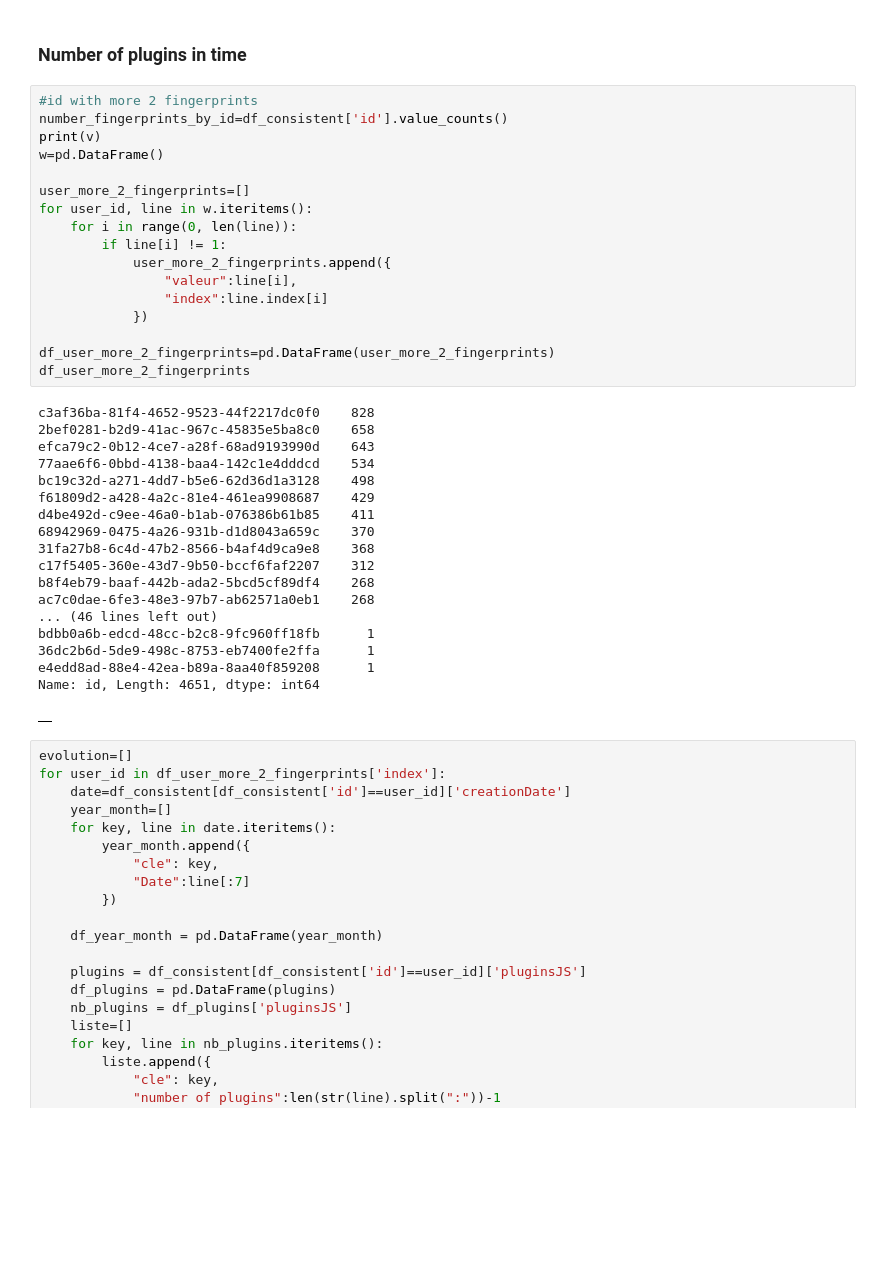
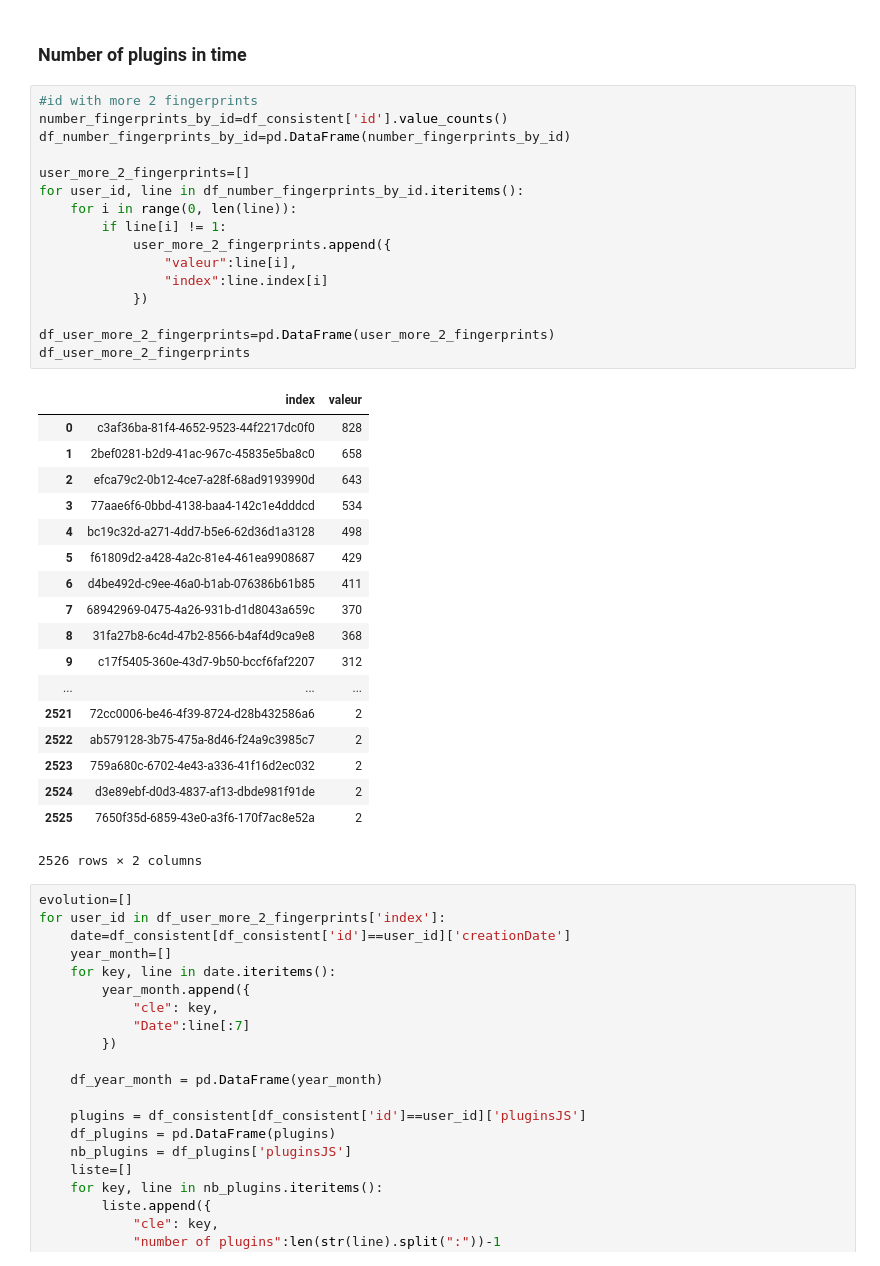
Before and after one commit to mGosset/BrowserFingerprint, a Jupyter notebook: notebooks/exploratory/analyse_empreintes.ipynb, the cells around one changed output. Drawn from its saved outputs; the diff is of its cells as text; blank space fills up the shorter version.

```diff
--- a/notebooks/exploratory/analyse_empreintes.ipynb
+++ b/notebooks/exploratory/analyse_empreintes.ipynb
@@ -577,39 +577,38 @@ df_consistent[df_consistent['id']== "d2869d31-770a-4e4a-b91a-331c47e1e144"]
 # %%
 #id with more 2 fingerprints
 number_fingerprints_by_id=df_consistent['id'].value_counts()
-print(v)
-w=pd.DataFrame()
+df_number_fingerprints_by_id=pd.DataFrame(number_fingerprints_by_id)
 
 user_more_2_fingerprints=[]
-for user_id, line in w.iteritems():
+for user_id, line in df_number_fingerprints_by_id.iteritems():
     for i in range(0, len(line)):
         if line[i] != 1:
             user_more_2_fingerprints.append({
                 "valeur":line[i],
                 "index":line.index[i]
             })
 
 df_user_more_2_fingerprints=pd.DataFrame(user_more_2_fingerprints)
 df_user_more_2_fingerprints
 # %% [output]
+|  | index | valeur |
+| 0 | c3af36ba-81f4-4652-9523-44f2217dc0f0 | 828 |
+| 1 | 2bef0281-b2d9-41ac-967c-45835e5ba8c0 | 658 |
+| 2 | efca79c2-0b12-4ce7-a28f-68ad9193990d | 643 |
+| 3 | 77aae6f6-0bbd-4138-baa4-142c1e4dddcd | 534 |
+| 4 | bc19c32d-a271-4dd7-b5e6-62d36d1a3128 | 498 |
+| 5 | f61809d2-a428-4a2c-81e4-461ea9908687 | 429 |
+| 6 | d4be492d-c9ee-46a0-b1ab-076386b61b85 | 411 |
+| 7 | 68942969-0475-4a26-931b-d1d8043a659c | 370 |
+| 8 | 31fa27b8-6c4d-47b2-8566-b4af4d9ca9e8 | 368 |
+| 9 | c17f5405-360e-43d7-9b50-bccf6faf2207 | 312 |
+| ... | ... | ... |
+| 2521 | 72cc0006-be46-4f39-8724-d28b432586a6 | 2 |
+| 2522 | ab579128-3b75-475a-8d46-f24a9c3985c7 | 2 |
+| 2523 | 759a680c-6702-4e43-a336-41f16d2ec032 | 2 |
+| 2524 | d3e89ebf-d0d3-4837-af13-dbde981f91de | 2 |
+| 2525 | 7650f35d-6859-43e0-a3f6-170f7ac8e52a | 2 |
-c3af36ba-81f4-4652-9523-44f2217dc0f0    828
-2bef0281-b2d9-41ac-967c-45835e5ba8c0    658
-efca79c2-0b12-4ce7-a28f-68ad9193990d    643
-77aae6f6-0bbd-4138-baa4-142c1e4dddcd    534
-bc19c32d-a271-4dd7-b5e6-62d36d1a3128    498
-f61809d2-a428-4a2c-81e4-461ea9908687    429
-d4be492d-c9ee-46a0-b1ab-076386b61b85    411
-68942969-0475-4a26-931b-d1d8043a659c    370
-31fa27b8-6c4d-47b2-8566-b4af4d9ca9e8    368
-c17f5405-360e-43d7-9b50-bccf6faf2207    312
-b8f4eb79-baaf-442b-ada2-5bcd5cf89df4    268
-ac7c0dae-6fe3-48e3-97b7-ab62571a0eb1    268
-... (46 lines left out)
-bdbb0a6b-edcd-48cc-b2c8-9fc960ff18fb      1
-36dc2b6d-5de9-498c-8753-eb7400fe2ffa      1
-e4edd8ad-88e4-42ea-b89a-8aa40f859208      1
-Name: id, Length: 4651, dtype: int64
+2526 rows × 2 columns
-|  |
 # %%
 evolution=[]
 for user_id in df_user_more_2_fingerprints['index']:
```
